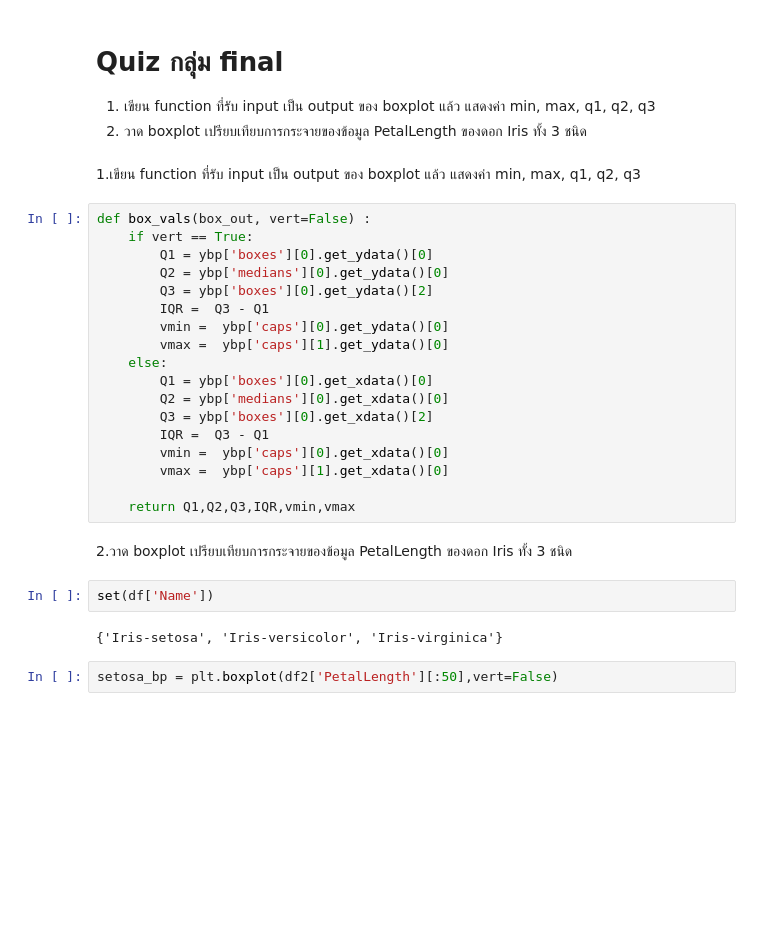
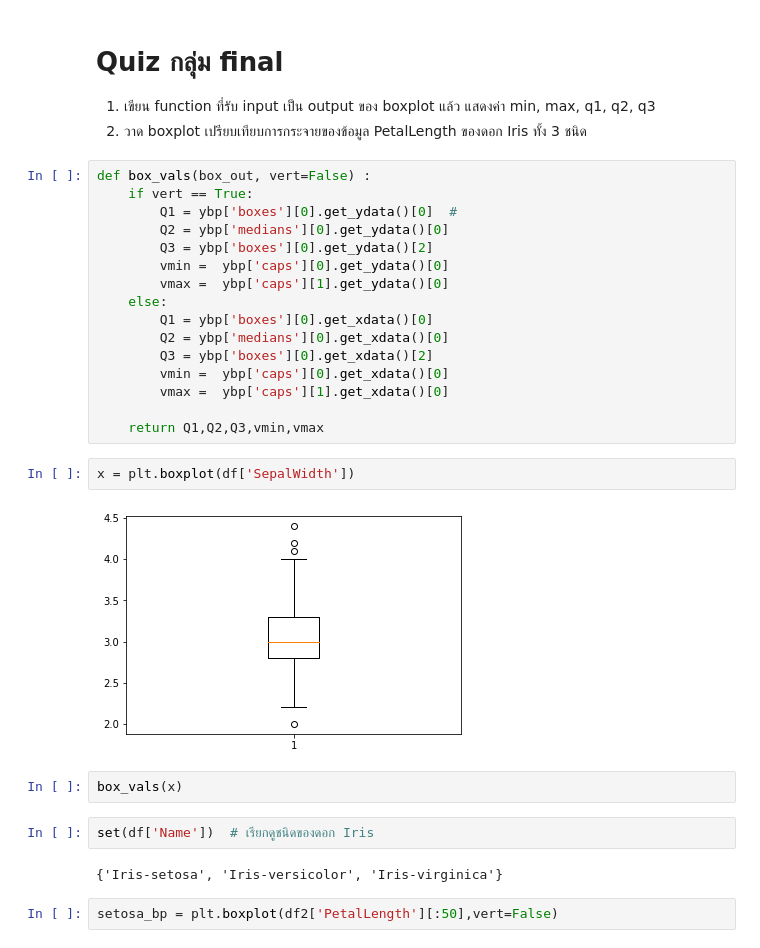
Before and after one commit to mintra-tippayaratsontorn/data_viz_2022, a Jupyter notebook: DataViz02_Data_Distribution.ipynb, the cells around one changed output. Drawn from its saved outputs; the diff is of its cells as text; blank space fills up the shorter version.

```diff
--- a/DataViz02_Data_Distribution.ipynb
+++ b/DataViz02_Data_Distribution.ipynb
@@ -257,30 +257,30 @@ plt.boxplot(df['SepalLength'],vert=False,showmeans=True,meanprops={'marker':'o'}
 
 1. เขียน function ที่รับ input เป็น output ของ boxplot แล้ว แสดงค่า min, max, q1, q2, q3
 2. วาด boxplot เปรียบเทียบการกระจายของข้อมูล PetalLength ของดอก Iris ทั้ง 3 ชนิด
-# %% [markdown]
-1.เขียน function ที่รับ input เป็น output ของ boxplot แล้ว แสดงค่า min, max, q1, q2, q3
 # %%
 def box_vals(box_out, vert=False) :
     if vert == True:
-        Q1 = ybp['boxes'][0].get_ydata()[0]
+        Q1 = ybp['boxes'][0].get_ydata()[0]  #
         Q2 = ybp['medians'][0].get_ydata()[0]
         Q3 = ybp['boxes'][0].get_ydata()[2]
-        IQR =  Q3 - Q1
         vmin =  ybp['caps'][0].get_ydata()[0]
         vmax =  ybp['caps'][1].get_ydata()[0]
     else:
         Q1 = ybp['boxes'][0].get_xdata()[0]
         Q2 = ybp['medians'][0].get_xdata()[0]
         Q3 = ybp['boxes'][0].get_xdata()[2]
-        IQR =  Q3 - Q1
         vmin =  ybp['caps'][0].get_xdata()[0]
         vmax =  ybp['caps'][1].get_xdata()[0]
 
-    return Q1,Q2,Q3,IQR,vmin,vmax
+    return Q1,Q2,Q3,vmin,vmax
-# %% [markdown]
-2.วาด boxplot เปรียบเทียบการกระจายของข้อมูล PetalLength ของดอก Iris ทั้ง 3 ชนิด
+# %%
+x = plt.boxplot(df['SepalWidth'])
+# %% [output]
+[figure, added]
+# %%
+box_vals(x)
 # %%
-set(df['Name'])
+set(df['Name'])  # เรียกดูชนิดของดอก Iris
 # %% [output]
 {'Iris-setosa', 'Iris-versicolor', 'Iris-virginica'}
 # %%
```
